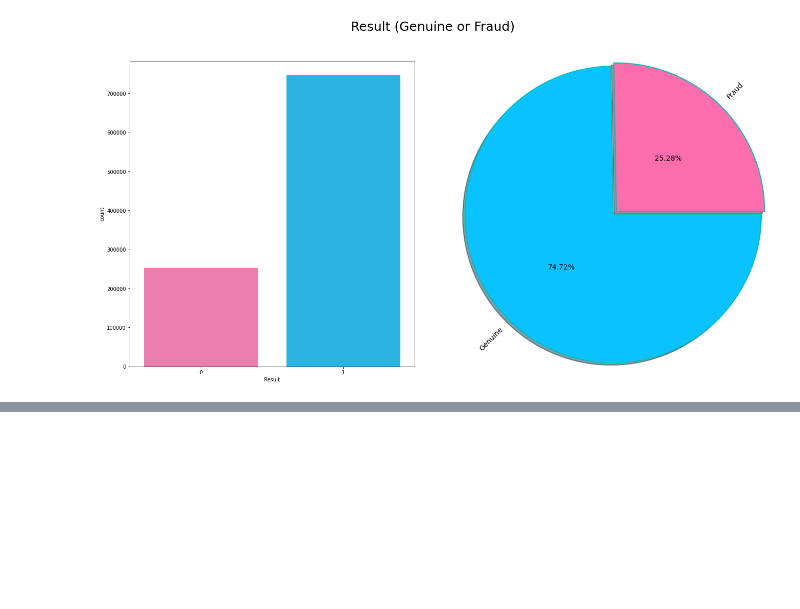
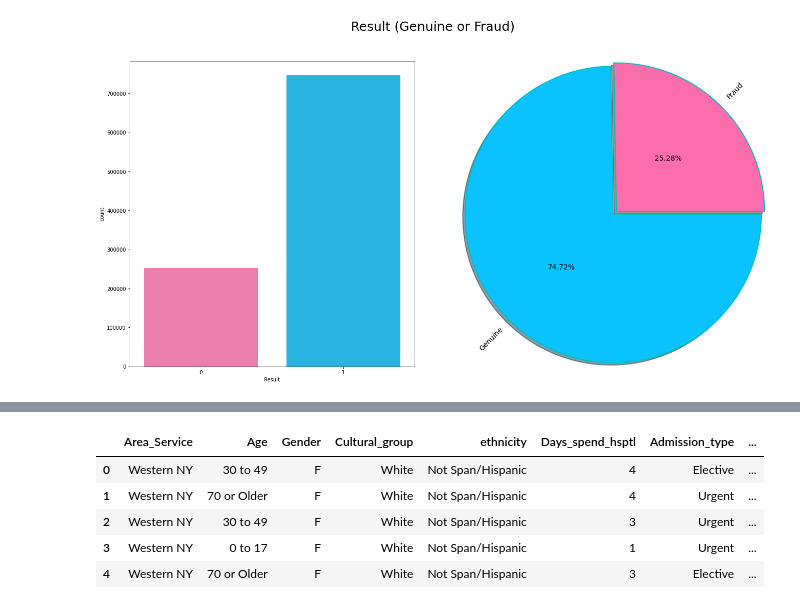
Before and after one commit to sajadshafi/insurance-fraud-analysis, a Jupyter notebook: Code/FraudAnaysis.ipynb, the cells around one changed output, grey strips where cells are left out. Saved outputs shown, nothing was run; the diff lists cells and outputs as text; code cells hidden in the pictures; blank space fills up the shorter version.

```diff
--- a/Code/FraudAnaysis.ipynb
+++ b/Code/FraudAnaysis.ipynb
@@ -1570,0 +1611,4 @@ for i in range(50, 401, 50):
+# %%
+df["Mortality risk"] = df["Mortality risk"].astype(int)
+df["Tot_charg"] = df["Tot_charg"].astype(int)
+df["Tot_cost"] = df["Tot_cost"].astype(int)
@@ -1570,0 +1621,9 @@ for i in range(50, 401, 50):
+# %%
+df.head()
+# %% [output]
+|  | Area_Service | Age | Gender | Cultural_group | ethnicity | Days_spend_hsptl | Admission_type | ... |
+| 0 | Western NY | 30 to 49 | F | White | Not Span/Hispanic | 4 | Elective | ... |
+| 1 | Western NY | 70 or Older | F | White | Not Span/Hispanic | 4 | Urgent | ... |
+| 2 | Western NY | 30 to 49 | F | White | Not Span/Hispanic | 3 | Urgent | ... |
+| 3 | Western NY | 0 to 17 | F | White | Not Span/Hispanic | 1 | Urgent | ... |
+| 4 | Western NY | 70 or Older | F | White | Not Span/Hispanic | 3 | Elective | ... |
```
Also changed, not shown: parts of 274 cells of this notebook, 11 other files.
